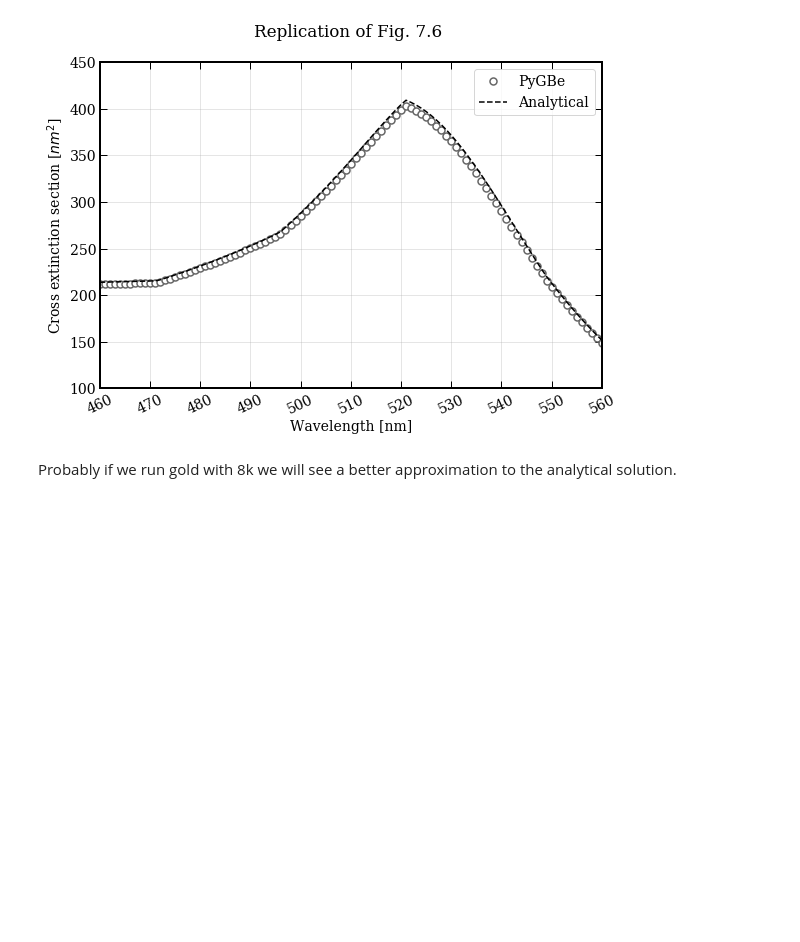
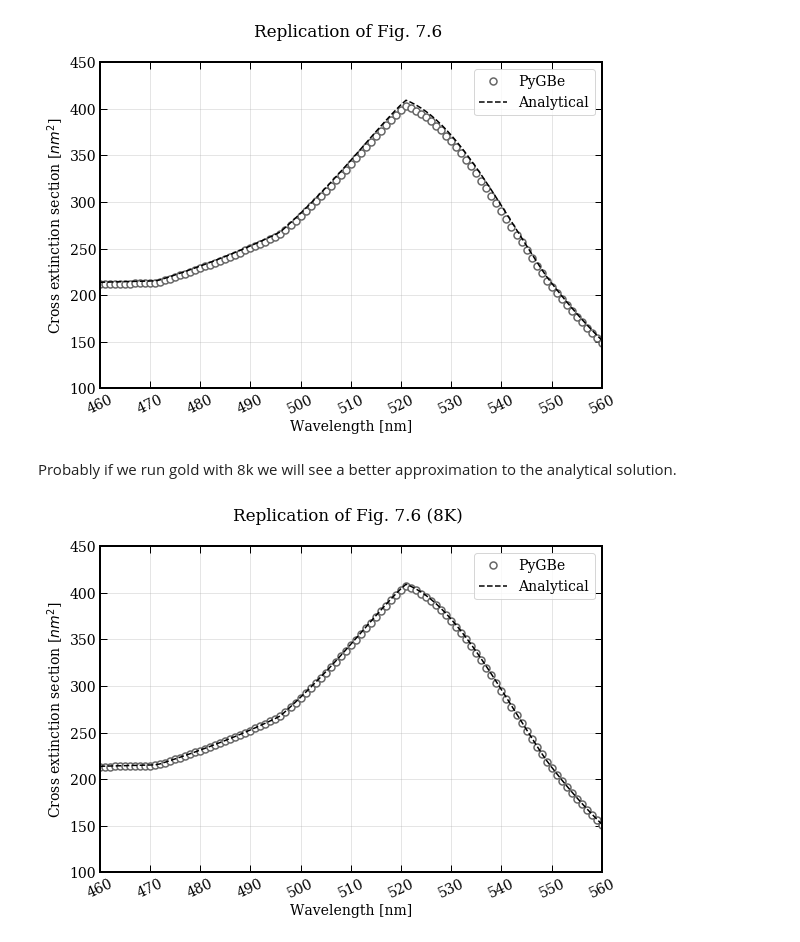
Before and after one commit to barbagroup/pygbe_lspr, a Jupyter notebook: replicate_Fig_7.5-7.6.ipynb, the cells around one changed output. Cells and saved outputs as stored; diff of their text form; code cells hidden in the pictures; blank space fills up the shorter version.

Commit message:
Add 8k case for gold

```diff
--- a/replicate_Fig_7.5-7.6.ipynb
+++ b/replicate_Fig_7.5-7.6.ipynb
@@ -71,3 +71,30 @@ pyplot.grid(alpha=0.4)
 [figure]
 # %% [markdown]
 Probably if we run gold with 8k we will see a better approximation to the analytical solution.
+# %%
+#Let's plot the 8K case for gold
+#import data
+lambda_76_8k, Cext_76_8k, Cext_an_76_8k, error_76_8k = numpy.loadtxt(
+    'data/lambda_Cext_Cext_an_error_gold_7.6_8K.txt', unpack = True)
+# %%
+#Plot gold
+
+pyplot.figure(figsize=(9,6))
+
+pyplot.plot(lambda_76_8k, Cext_76_8k, ls='', marker='o', color='0.4', mew=1.5, mfc='w', ms=7, label='PyGBe')
+pyplot.plot(lambda_76_8k, Cext_an_76_8k, c='k', marker='None', ls='--', lw=1.5, label='Analytical')
+
+
+pyplot.xlabel('Wavelength [nm]')
+pyplot.ylabel('Cross extinction section [$nm^2$]')
+pyplot.xlim(min(lambda_76_8k), max(lambda_76_8k))
+pyplot.ylim(100, 450)
+
+pyplot.xticks(numpy.linspace(min(lambda_76_8k), max(lambda_76_8k), 11), rotation=25)
+pyplot.tick_params(axis='both', length=7, width=1, direction='in')
+pyplot.title('Replication of Fig. 7.6 (8K) \n')
+pyplot.legend(loc='best')
+pyplot.grid(alpha=0.4)
+#pyplot.savefig('figures/Rep_Fig_7.6_8k.pdf', dpi=80, format='pdf');
+# %% [output]
+[figure, added]
```
